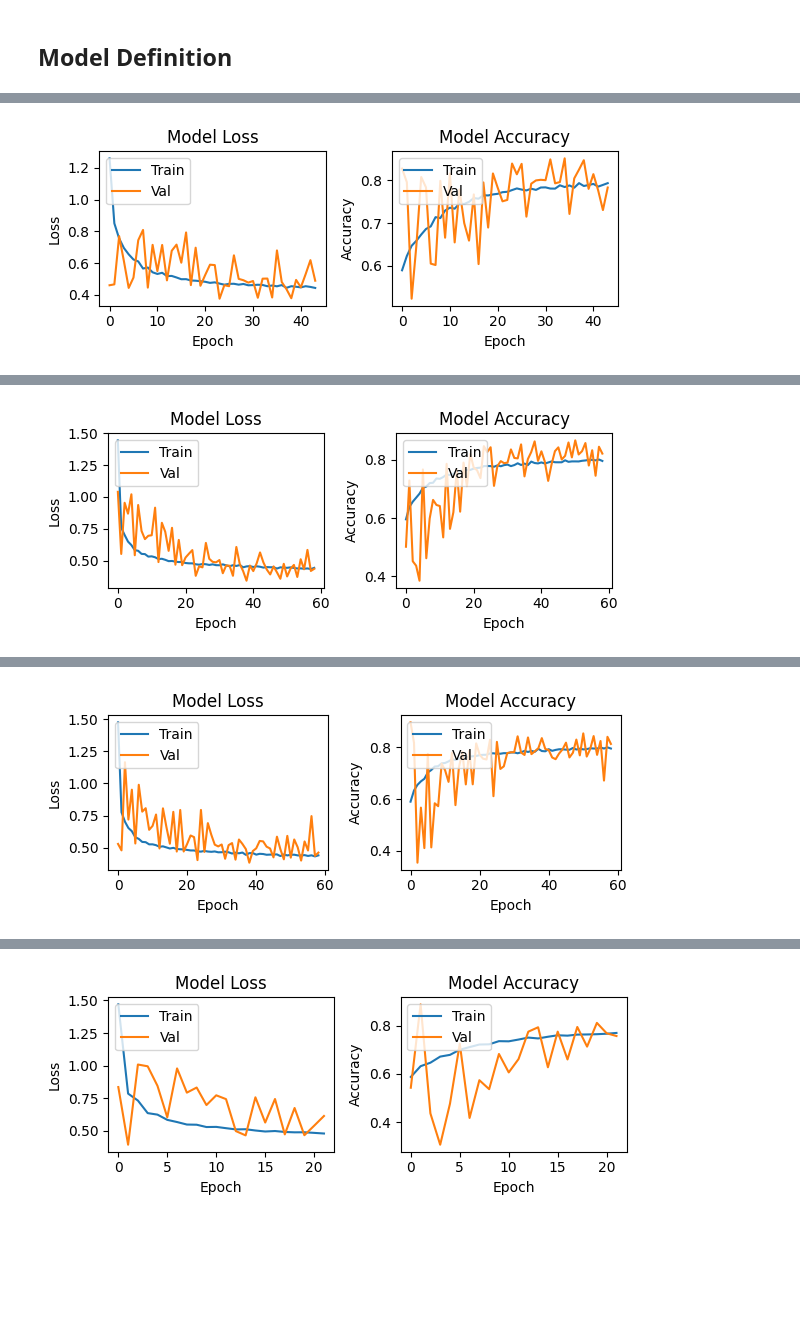
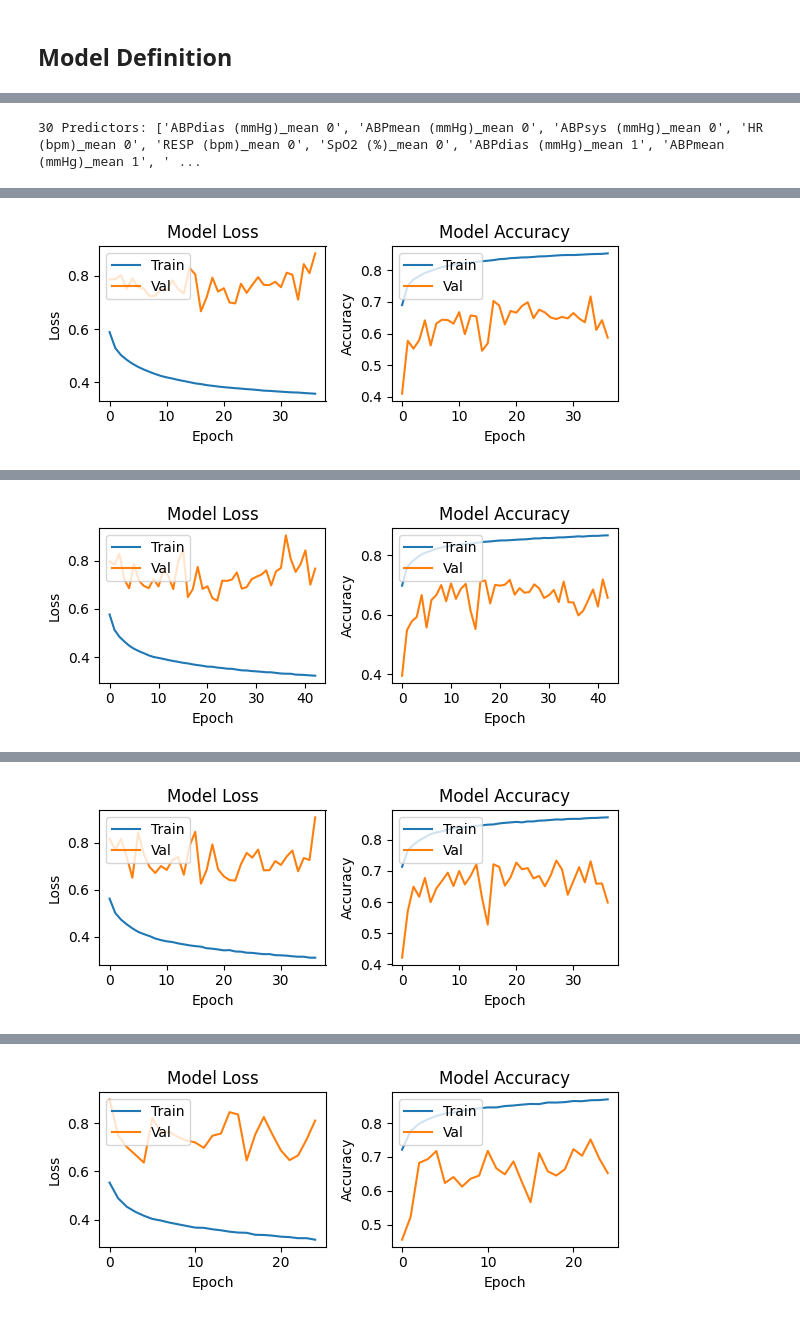
Before and after one commit to lr98769/rue_prediction_interval, a Jupyter notebook: notebooks/training.ipynb, the cells around one changed output, grey strips where cells are left out. Saved outputs shown, nothing was run; the diff lists cells and outputs as text; code cells hidden in the pictures; blank space fills up the shorter version.

Commit message:
Training

```diff
--- a/notebooks/training.ipynb
+++ b/notebooks/training.ipynb
@@ -50,4 +50,4 @@ df
 # %%
-predictors = df.columns[:6*5].to_list()
+predictors = df.columns[:-6].to_list()
 print(predictors)
 # %% [output]
@@ -120,0 +57,14 @@ Name: count, dtype: int64
+# %%
+# Make train, validation and test sets
+def train_valid_test_split(df):
+    train_df, valid_df, test_df = df[df["train"]], df[df["valid"]], df[df["test"]]
+    train_count, valid_count, test_count = (
+        df_train["target"].value_counts(), df_valid["target"].value_counts(),
+        df_test["target"].value_counts()
+    )
+    train_count.name, valid_count.name, test_count.name = "train", "valid", "test"
+
+    display(pd.concat([train_count, valid_count, test_count], axis=1))
+    return train_df, valid_df, test_df
+
+df_train, df_valid, df_test = train_valid_test_split(df)
@@ -379,6 +338,11 @@ def model_training(
+# %%
+predictors_only_mean = [pred for pred in predictors if "_mean" in pred]
+print(len(predictors_only_mean), "Predictors:", predictors_only_mean)
+# %% [output]
+30 Predictors: ['ABPdias (mmHg)_mean 0', 'ABPmean (mmHg)_mean 0', 'ABPsys (mmHg)_mean 0', 'HR (bpm)_mean 0', 'RESP (bpm)_mean 0', 'SpO2 (%)_mean 0', 'ABPdias (mmHg)_mean 1', 'ABPmean (mmHg)_mean 1', ' ...
 # %%
 tuning_df, best_width = model_tuning(
-    width_list=[1024, 1280, 1536, 1792, 2048], predictors=predictors, pred_col=pred_col,
+    width_list=[64, 128, 256, 512, 1024, 1536], predictors=predictors_only_mean, pred_col=pred_col,
     num_class=2, train_df=df_train, valid_df=df_valid, seed=2023,
     batch_size=128, max_epochs=10000, verbose=1, patience=20
 )
@@ -402,3 +366,3 @@ Epoch 44: early stopping
 - Classifier Training History
-[figure, old version]
+[figure, new version]
 Epoch 1/10000
@@ -420,3 +384,3 @@ Epoch 59: early stopping
 - Classifier Training History
-[figure, old version]
+[figure, new version]
 Epoch 1/10000
@@ -438,3 +402,3 @@ Epoch 59: early stopping
 - Classifier Training History
-[figure, old version]
+[figure, new version]
 Epoch 1/10000
@@ -456,3 +420,3 @@ Epoch 22: early stopping
 - Classifier Training History
-[figure, old version]
+[figure, new version]
 Epoch 1/10000
```
Also changed, not shown: parts of 14 cells of this notebook, 1 other file.
